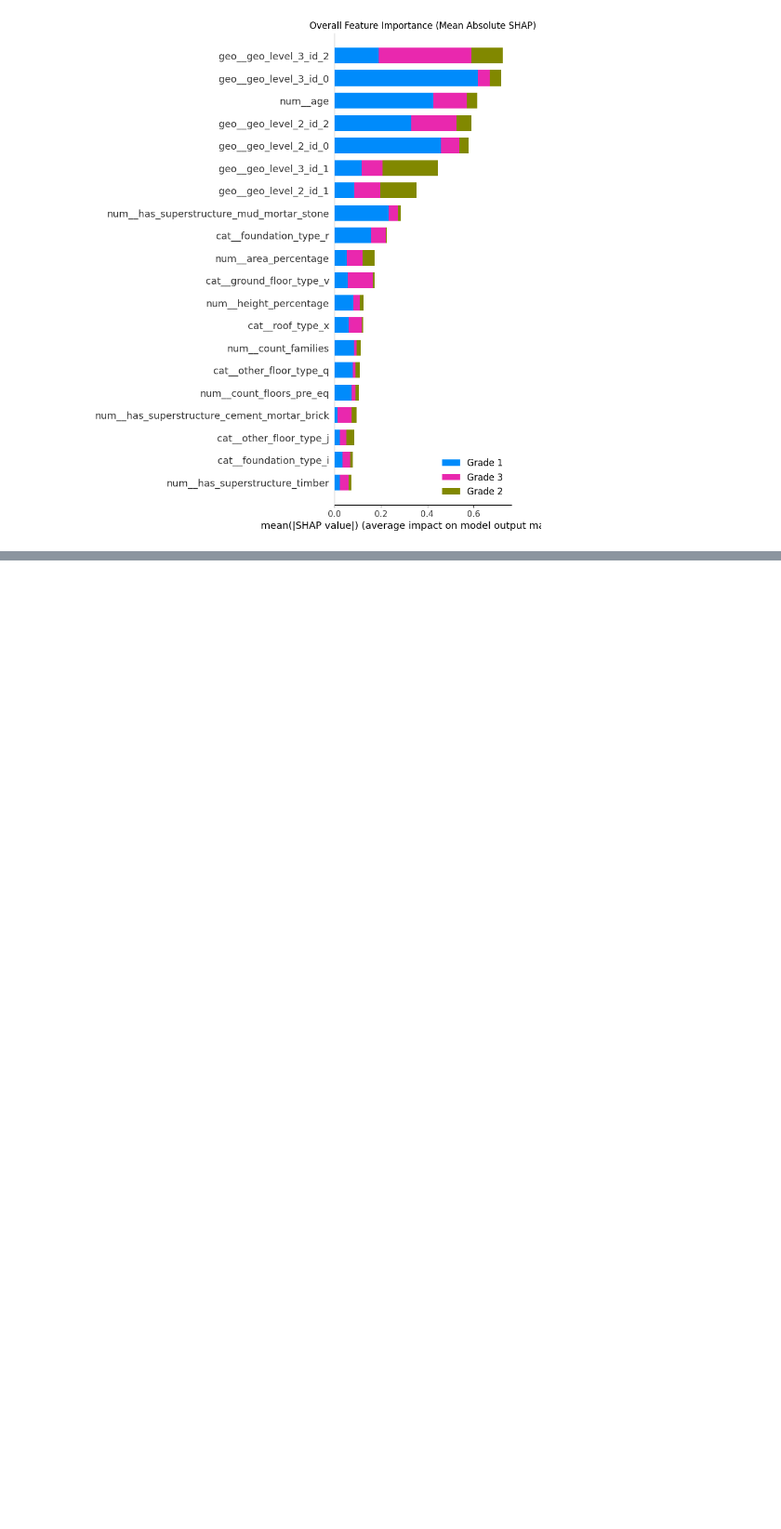
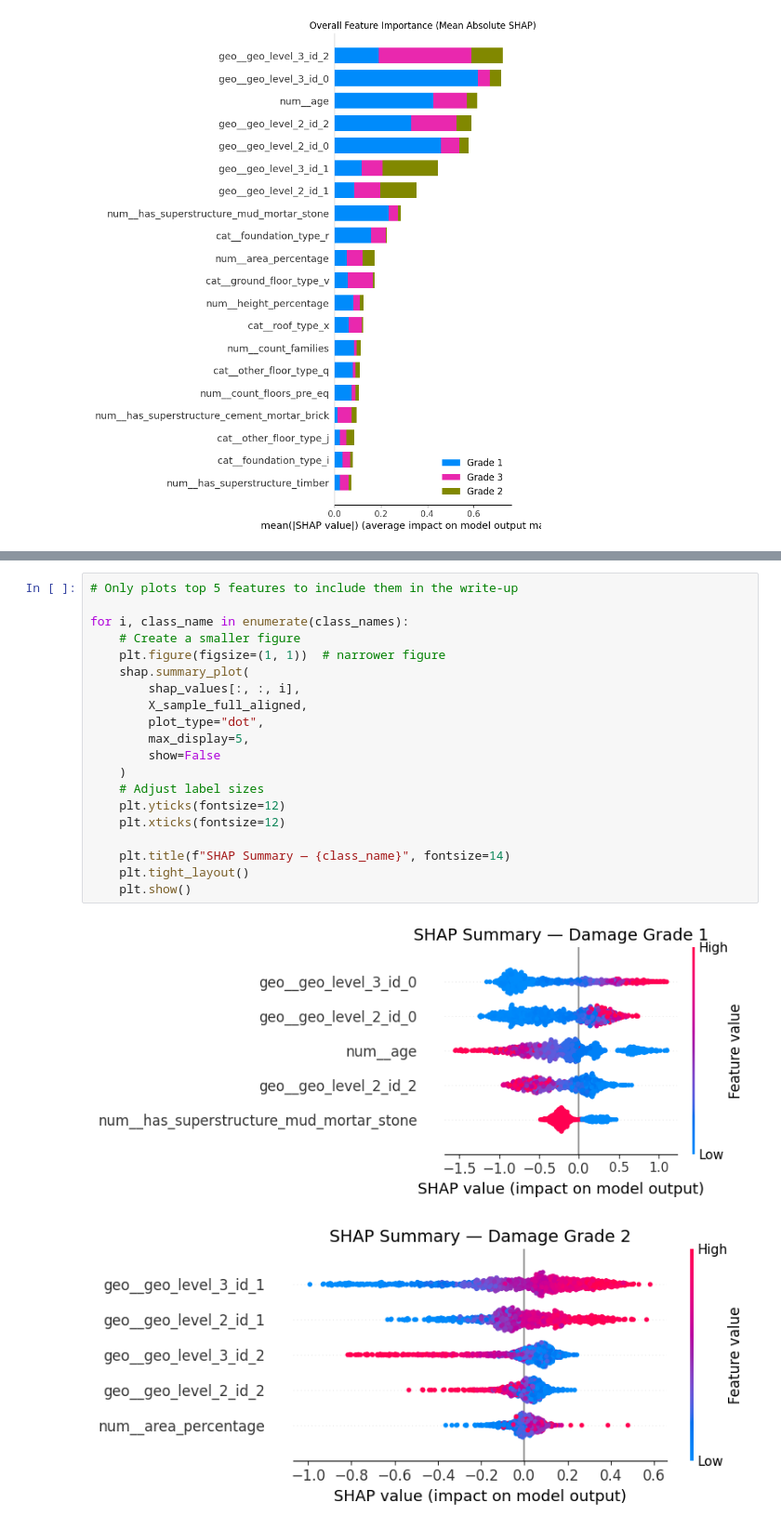
Before and after one commit to jcas-slw/521PredictionProject, a Jupyter notebook: xgboost_shap.ipynb, the cells around one changed output, grey strips where cells are left out. Shown at 93% size. Cells and saved outputs as stored; diff of their text form; blank space fills up the shorter version.

```diff
--- a/xgboost_shap.ipynb
+++ b/xgboost_shap.ipynb
@@ -125,0 +128,23 @@ for i, class_name in enumerate(class_names):
+# %%
+# Only plots top 5 features to include them in the write-up
+
+for i, class_name in enumerate(class_names):
+    # Create a smaller figure
+    plt.figure(figsize=(1, 1))  # narrower figure
+    shap.summary_plot(
+        shap_values[:, :, i],
+        X_sample_full_aligned,
+        plot_type="dot",
+        max_display=5,
+        show=False
+    )
+    # Adjust label sizes
+    plt.yticks(fontsize=12)
+    plt.xticks(fontsize=12)
+
+    plt.title(f"SHAP Summary — {class_name}", fontsize=14)
+    plt.tight_layout()
+    plt.show()
+# %% [output]
+[figure, added]
+[figure, added]
```
Also changed, not shown: parts of 3 cells of this notebook.
